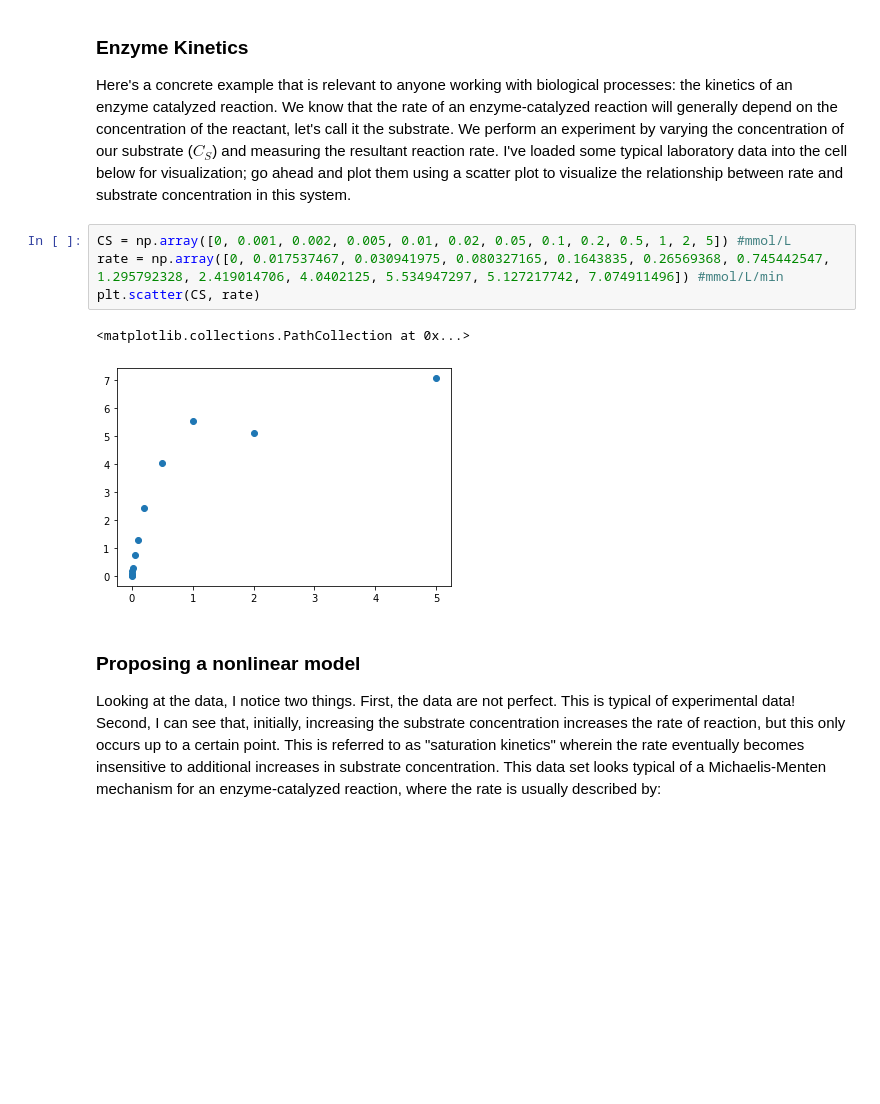
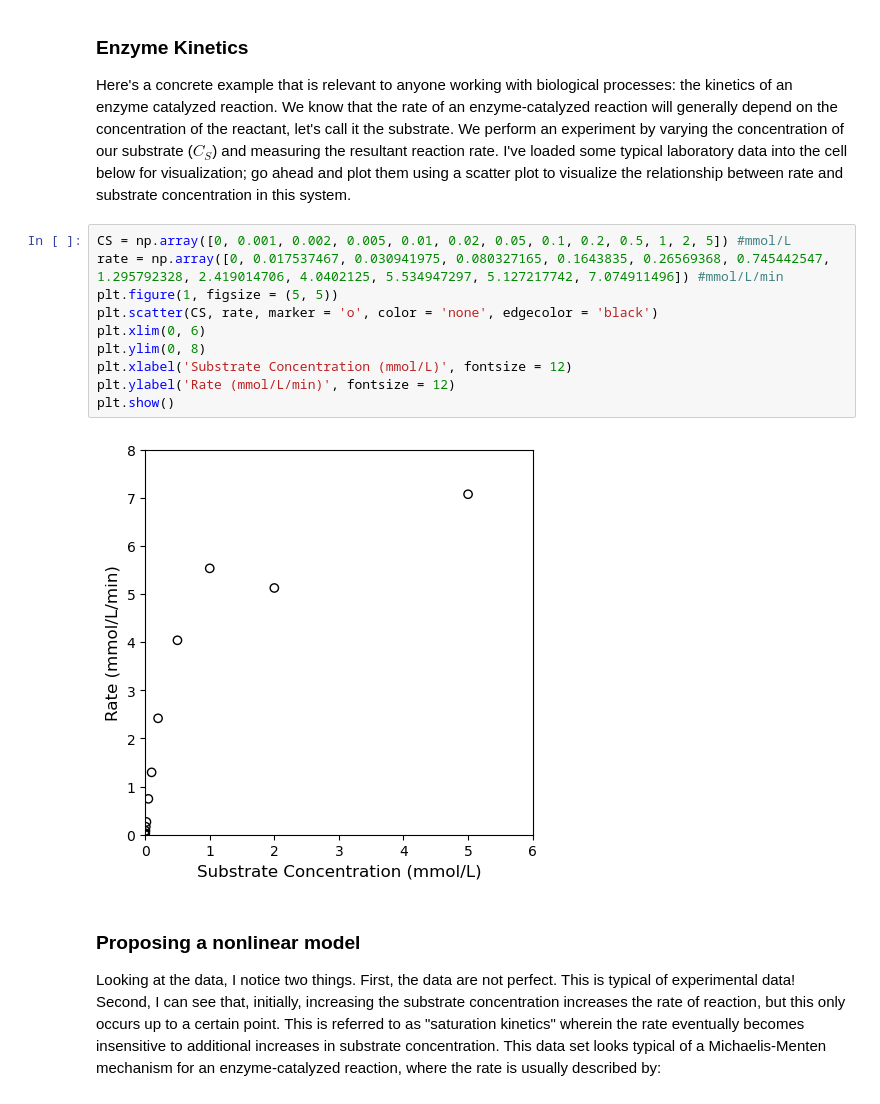
Before and after one commit to jqbond/AICHE2022_Python, a Jupyter notebook: Workshop Notebooks/Supplement 11 - Optimization of Multivariate Scalar Functions.ipynb, the cells around one changed output. Drawn from its saved outputs; the diff is of its cells as text; blank space fills up the shorter version.

```diff
--- a/Workshop Notebooks/Supplement 11 - Optimization of Multivariate Scalar Functions.ipynb
+++ b/Workshop Notebooks/Supplement 11 - Optimization of Multivariate Scalar Functions.ipynb
@@ -327,10 +338,15 @@ Here's a concrete example that is relevant to anyone working with biological pro
 # %%
 CS = np.array([0, 0.001, 0.002, 0.005, 0.01, 0.02, 0.05, 0.1, 0.2, 0.5, 1, 2, 5]) #mmol/L
 rate = np.array([0, 0.017537467, 0.030941975, 0.080327165, 0.1643835, 0.26569368, 0.745442547, 1.295792328, 2.419014706, 4.0402125, 5.534947297, 5.127217742, 7.074911496]) #mmol/L/min
-plt.scatter(CS, rate)
+plt.figure(1, figsize = (5, 5))
+plt.scatter(CS, rate, marker = 'o', color = 'none', edgecolor = 'black')
+plt.xlim(0, 6)
+plt.ylim(0, 8)
+plt.xlabel('Substrate Concentration (mmol/L)', fontsize = 12)
+plt.ylabel('Rate (mmol/L/min)', fontsize = 12)
+plt.show()
 # %% [output]
-<matplotlib.collections.PathCollection at 0x...>
-[figure, old version]
+[figure, new version]
 # %% [markdown]
 ### Proposing a nonlinear model
 
```
Also changed, not shown: parts of 3 cells of this notebook.
